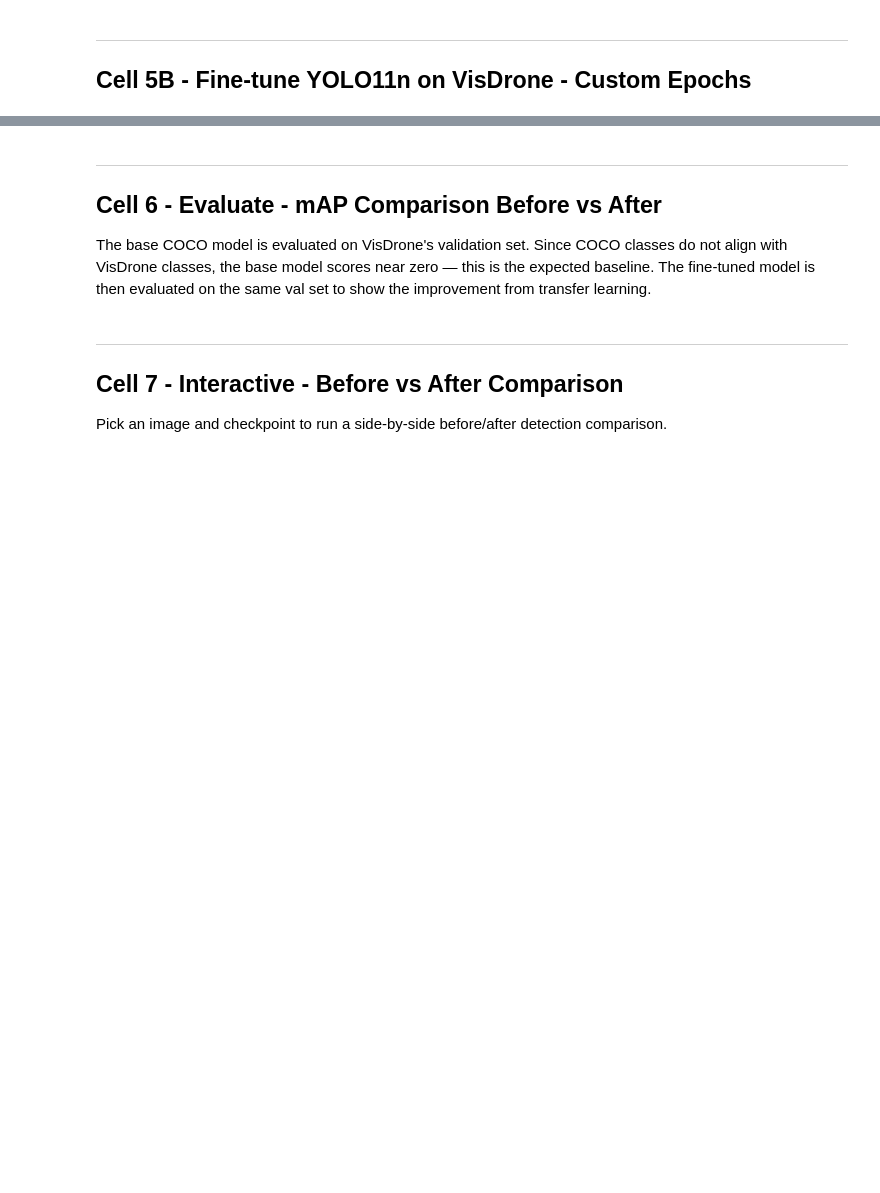
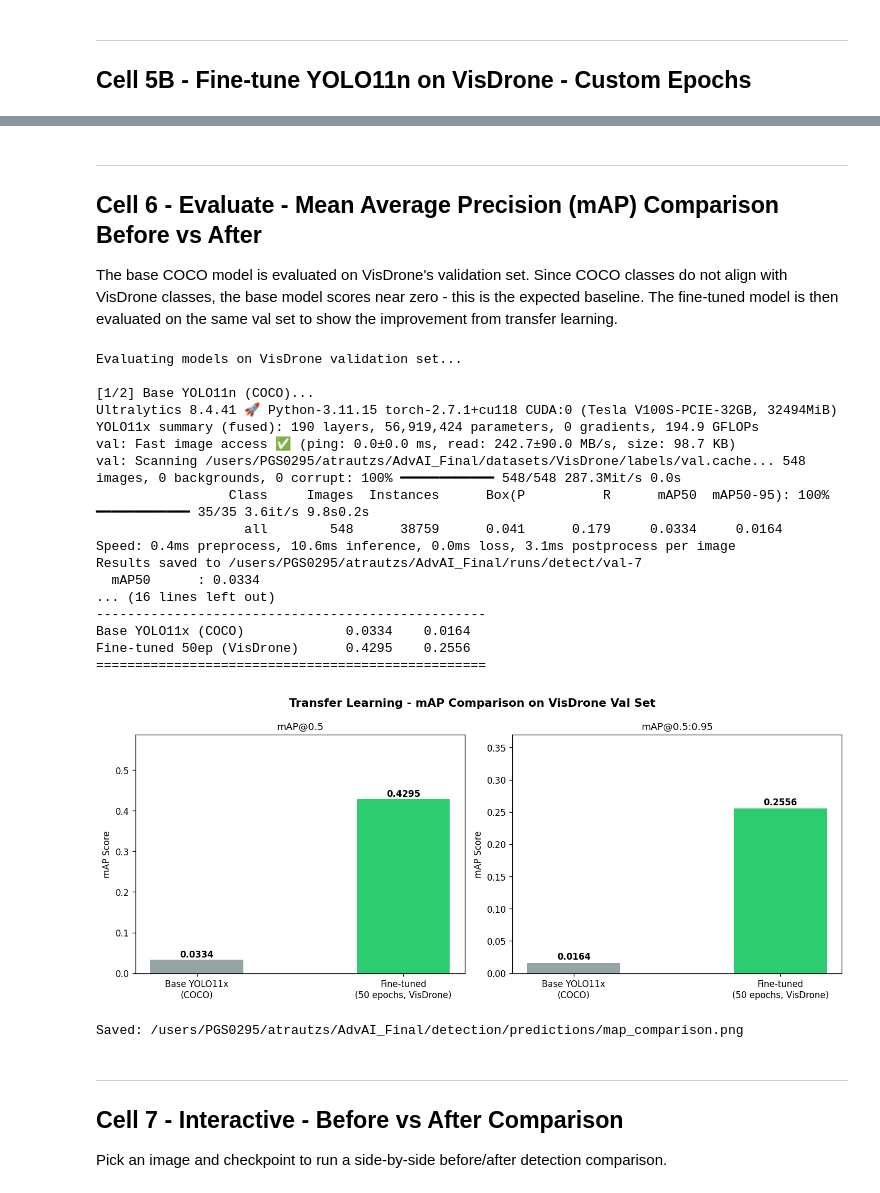
Before and after one commit to Andrew-Trautzsch/AdvAI-Final-Project, a Jupyter notebook: AdvAI_Final/detection.ipynb, the cells around one changed output, grey strips where cells are left out. Saved outputs shown, nothing was run; the diff lists cells and outputs as text; code cells hidden in the pictures; blank space fills up the shorter version.

```diff
--- a/AdvAI_Final/detection.ipynb
+++ b/AdvAI_Final/detection.ipynb
@@ -184,7 +184,7 @@ for img_file in image_files:
                 bbox=dict(facecolor='#e74c3c', alpha=0.85, pad=1, edgecolor='none'))
 
     stem = os.path.splitext(img_file)[0]
-    ax.set_title(f'BEFORE Fine-tuning (COCO Base Model) — {img_file}',
+    ax.set_title(f'BEFORE Fine-tuning (COCO Base Model) - {img_file}',
                  fontsize=12, fontweight='bold')
     ax.axis('off')
 
@@ -347,15 +383,15 @@ if os.path.exists(curves_path_cust):
 # %% [markdown]
 ---
-## Cell 6 - Evaluate - mAP Comparison Before vs After
+## Cell 6 - Evaluate - Mean Average Precision (mAP) Comparison Before vs After
 
-The base COCO model is evaluated on VisDrone's validation set. Since COCO classes do not align with VisDrone classes, the base model scores near zero — this is the expected baseline. The fine-tuned model is then evaluated on the same val set to show the improvement from transfer learning.
+The base COCO model is evaluated on VisDrone's validation set. Since COCO classes do not align with VisDrone classes, the base model scores near zero - this is the expected baseline. The fine-tuned model is then evaluated on the same val set to show the improvement from transfer learning.
 # %%
 from ultralytics import YOLO
 
 print("Evaluating models on VisDrone validation set...")
 print()
 
-# Base model — COCO classes vs VisDrone classes, expected near-zero mAP
+# Base model - COCO classes vs VisDrone classes, expected near-zero mAP
 print("[1/2] Base YOLO11n (COCO)...")
 base_eval   = YOLO('yolo11x.pt')
 base_metrics = base_eval.val(
@@ -386,34 +422,54 @@ print(f"{'Base YOLO11x (COCO)':<30} {base_map50:>7.4f} {base_map5095:>9.4f}")
 print(f"{'Fine-tuned 50ep (VisDrone)':<30} {ft_map50:>7.4f} {ft_map5095:>9.4f}")
 print("=" * 50)
 
 # Bar chart comparison
 fig, axes = plt.subplots(1, 2, figsize=(12, 5))
-fig.suptitle('Transfer Learning — mAP Comparison on VisDrone Val Set',
+fig.suptitle('Transfer Learning - mAP Comparison on VisDrone Val Set',
              fontsize=13, fontweight='bold')
 
 model_labels = ['Base YOLO11x\n(COCO)', 'Fine-tuned\n(50 epochs, VisDrone)']
 colors       = ['#95a5a6', '#2ecc71']
 
 for ax, metric_vals, metric_name in [
     (axes[0], [base_map50,   ft_map50],   'mAP@0.5'),
     (axes[1], [base_map5095, ft_map5095], 'mAP@0.5:0.95')
 ]:
     bars = ax.bar(model_labels, metric_vals, color=colors, width=0.45)
     ax.set_title(metric_name, fontsize=11)
     ax.set_ylabel('mAP Score')
     ax.set_ylim(0, max(metric_vals) * 1.25 + 0.05)
     for bar, val in zip(bars, metric_vals):
         ax.text(bar.get_x() + bar.get_width() / 2,
                 bar.get_height() + 0.005,
                 f'{val:.4f}', ha='center', fontsize=10, fontweight='bold')
 
 plt.tight_layout()
 map_path = os.path.join(OUTPUT_DIR, 'map_comparison.png')
 plt.savefig(map_path, dpi=120, bbox_inches='tight')
 plt.close()
 shutil.copy(map_path, os.path.join(WEBSITE_DIR, 'map_comparison.png'))
 ipy_display(IPyImage(filename=map_path))
 print(f"\nSaved: {map_path}")
+# %% [output]
+Evaluating models on VisDrone validation set...
+
+[1/2] Base YOLO11n (COCO)...
+Ultralytics 8.4.41 🚀 Python-3.11.15 torch-2.7.1+cu118 CUDA:0 (Tesla V100S-PCIE-32GB, 32494MiB)
+YOLO11x summary (fused): 190 layers, 56,919,424 parameters, 0 gradients, 194.9 GFLOPs
+val: Fast image access ✅ (ping: 0.0±0.0 ms, read: 242.7±90.0 MB/s, size: 98.7 KB)
+val: Scanning /users/PGS0295/atrautzs/AdvAI_Final/datasets/VisDrone/labels/val.cache... 548 images, 0 backgrounds, 0 corrupt: 100% ━━━━━━━━━━━━ 548/548 287.3Mit/s 0.0s
+                 Class     Images  Instances      Box(P          R      mAP50  mAP50-95): 100% ━━━━━━━━━━━━ 35/35 3.6it/s 9.8s0.2s
+                   all        548      38759      0.041      0.179     0.0334     0.0164
+Speed: 0.4ms preprocess, 10.6ms inference, 0.0ms loss, 3.1ms postprocess per image
+Results saved to /users/PGS0295/atrautzs/AdvAI_Final/runs/detect/val-7
+  mAP50      : 0.0334
+... (16 lines left out)
+--------------------------------------------------
+Base YOLO11x (COCO)             0.0334    0.0164
+Fine-tuned 50ep (VisDrone)      0.4295    0.2556
+==================================================
+[figure, added]
+Saved: /users/PGS0295/atrautzs/AdvAI_Final/detection/predictions/map_comparison.png
 # %% [markdown]
 ---
 ## Cell 7 - Interactive - Before vs After Comparison
```
Also changed, not shown: parts of 5 cells of this notebook, 1 other file.
